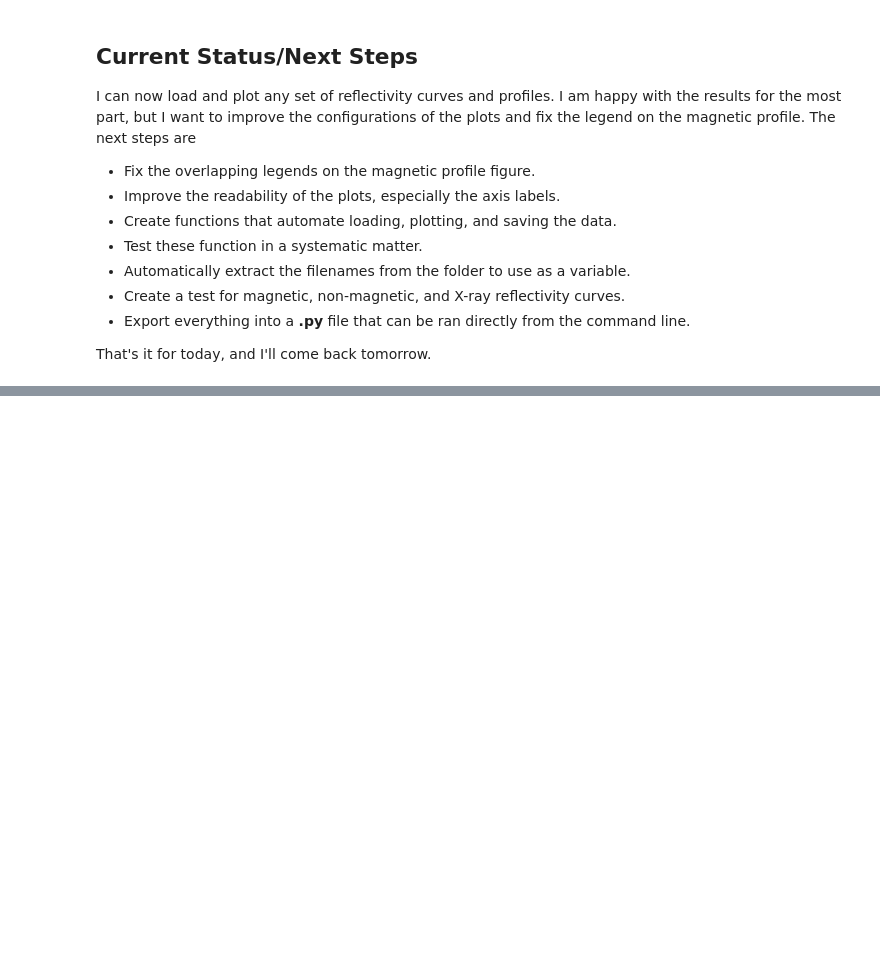
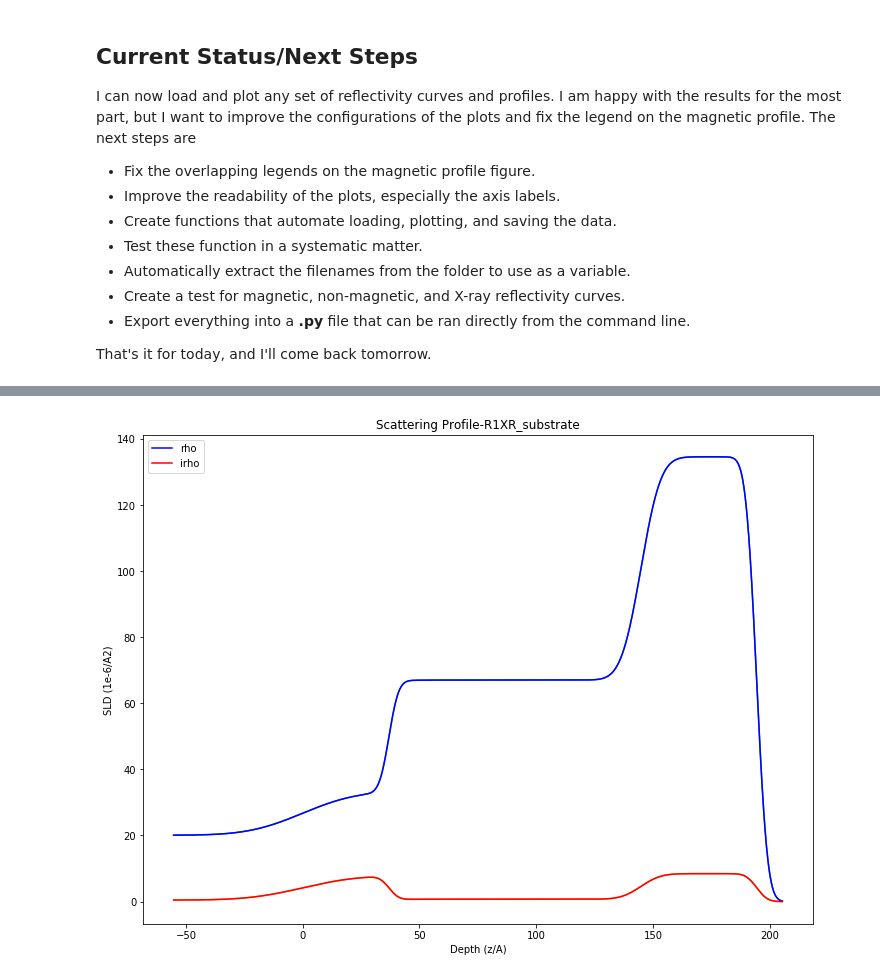
Before and after one commit to brianjosey/Autoplotting, a Jupyter notebook: Plotting.ipynb, the cells around one changed output, grey strips where cells are left out. Cells and saved outputs as stored; diff of their text form; code cells hidden in the pictures; blank space fills up the shorter version.

```diff
--- a/Plotting.ipynb
+++ b/Plotting.ipynb
@@ -237,0 +314,16 @@ That's it for today, and I'll come back tomorrow.
+# %%
+def plotprofileXR(filename):
+    profile = pd.read_csv(f'{filename}-profile.dat', delim_whitespace=True, usecols = ['#','z','(A)'])
+    profile.columns = ['z','rho','irho']
+    fig, ax = plt.subplots()
+    ax.plot(profile.z, profile.rho, profile.z, profile.irho)
+    plt.rcParams["figure.figsize"] = (12, 9)
+    ax.set(xlabel = 'Depth (z/A)', ylabel = 'SLD (1e-6/A2)', title = f'Scattering Profile-{filename}')
+    plt.plot(profile.z, profile.rho, "-b", label="rho")
+    plt.plot(profile.z, profile.irho, "-r", label="irho")
+    plt.legend(loc="upper left")
+    plt.show()
+# %%
+plotprofileXR("R1XR_substrate")
+# %% [output]
+[figure, added]
```
Also changed, not shown: parts of 14 cells of this notebook.
